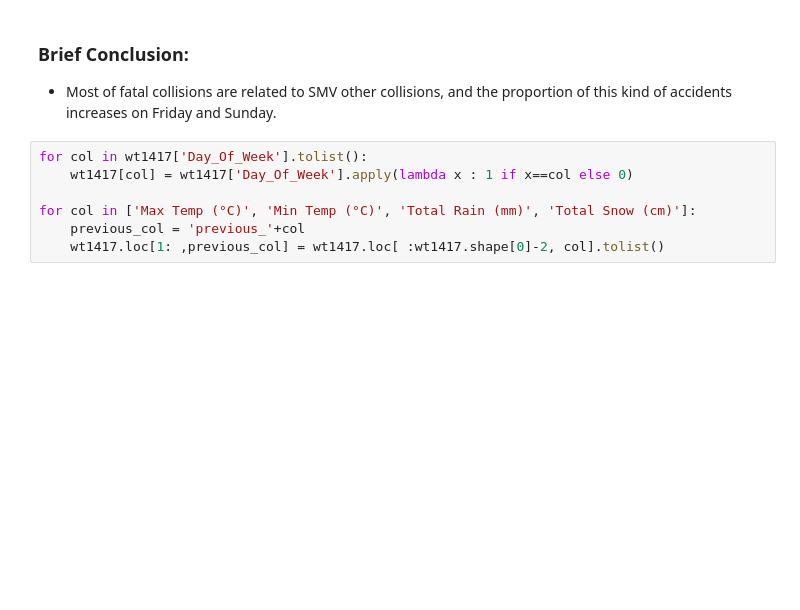
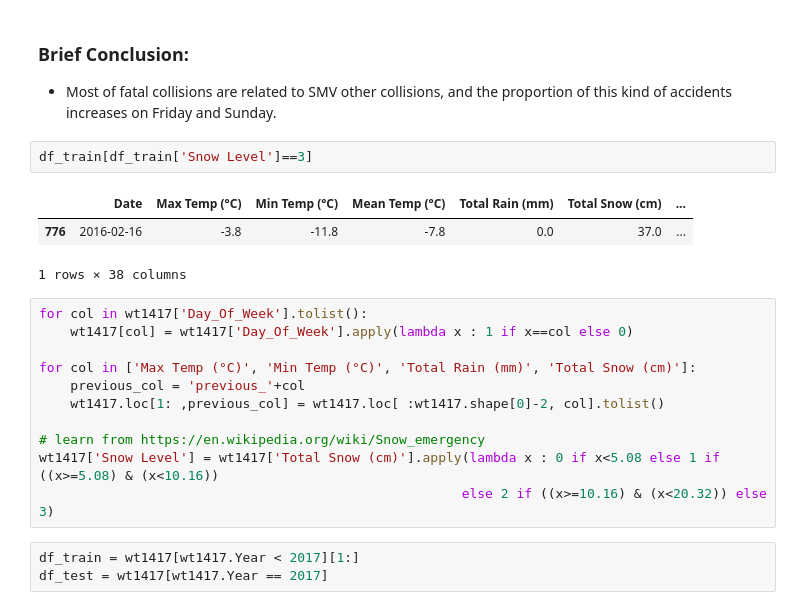
Before and after one commit to akiencore/collisionInOttawa2014to2017, a Jupyter notebook: HPIntegration_Analysis.ipynb, the cells around one changed output. Saved outputs shown, nothing was run; the diff lists cells and outputs as text; blank space fills up the shorter version.

```diff
--- a/HPIntegration_Analysis.ipynb
+++ b/HPIntegration_Analysis.ipynb
@@ -870,6 +869,12 @@ iplot([trace])
 # %% [markdown]
 ### Brief Conclusion:
 * Most of fatal collisions are related to SMV other collisions, and the proportion of this kind of accidents increases on Friday and Sunday.
+# %%
+df_train[df_train['Snow Level']==3]
+# %% [output]
+|  | Date | Max Temp (°C) | Min Temp (°C) | Mean Temp (°C) | Total Rain (mm) | Total Snow (cm) | ... |
+| 776 | 2016-02-16 | -3.8 | -11.8 | -7.8 | 0.0 | 37.0 | ... |
+1 rows × 38 columns
 # %%
 for col in wt1417['Day_Of_Week'].tolist():
     wt1417[col] = wt1417['Day_Of_Week'].apply(lambda x : 1 if x==col else 0)
@@ -877,3 +882,10 @@ for col in wt1417['Day_Of_Week'].tolist():
 for col in ['Max Temp (°C)', 'Min Temp (°C)', 'Total Rain (mm)', 'Total Snow (cm)']:
     previous_col = 'previous_'+col
     wt1417.loc[1: ,previous_col] = wt1417.loc[ :wt1417.shape[0]-2, col].tolist()
+
+# learn from https://en.wikipedia.org/wiki/Snow_emergency
+wt1417['Snow Level'] = wt1417['Total Snow (cm)'].apply(lambda x : 0 if x<5.08 else 1 if ((x>=5.08) & (x<10.16))
+                                                      else 2 if ((x>=10.16) & (x<20.32)) else 3)
+# %%
+df_train = wt1417[wt1417.Year < 2017][1:]
+df_test = wt1417[wt1417.Year == 2017]
```
Also changed, not shown: parts of 22 cells of this notebook, 6 other files.
